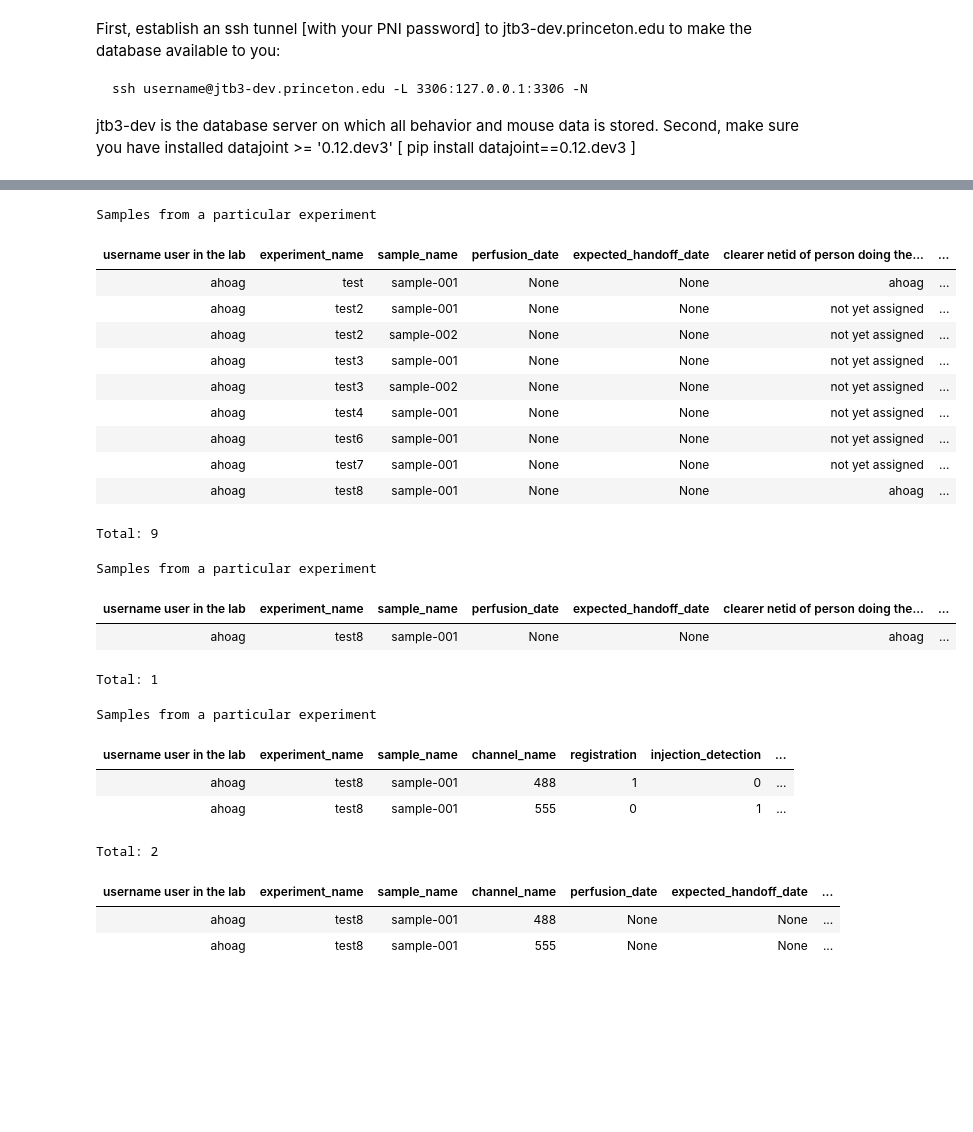
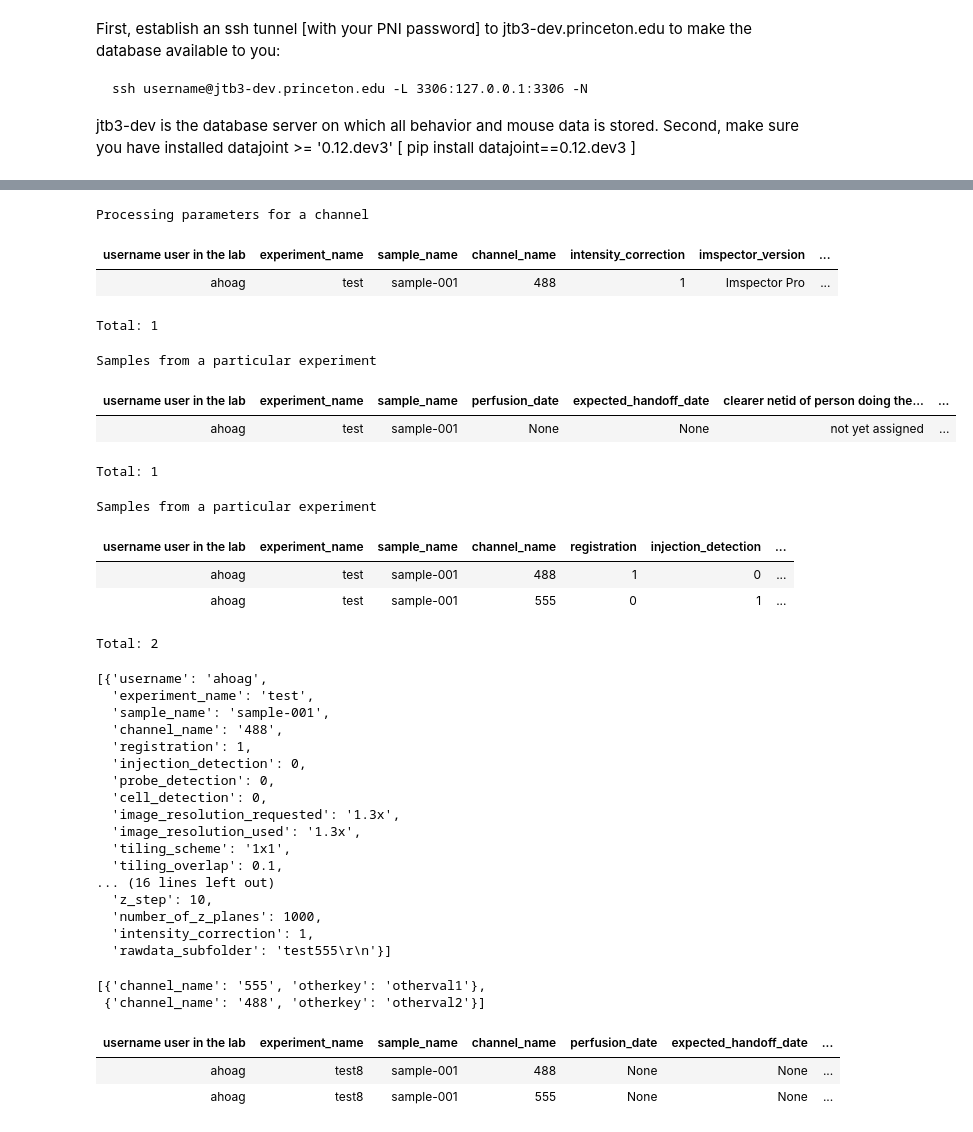
Before and after one commit to BrainCOGS/lightserv, a Jupyter notebook: notebooks/datajoint_sandbox.ipynb, the cells around one changed output, grey strips where cells are left out. Saved outputs shown, nothing was run; the diff lists cells and outputs as text; code cells hidden in the pictures; blank space fills up the shorter version.

```diff
--- a/notebooks/datajoint_sandbox.ipynb
+++ b/notebooks/datajoint_sandbox.ipynb
@@ -29,37 +29,56 @@ dj.__version__
 # %%
 schema = dj.create_virtual_module("ahoag_lightsheet_demo","ahoag_lightsheet_demo")
 # %%
-schema.Sample()
+schema.Sample.ProcessingChannel()
 # %% [output]
-Samples from a particular experiment
+Processing parameters for a channel
-| username user in the lab | experiment_name | sample_name | perfusion_date | expected_handoff_date | clearer netid of person doing the... | ... |
-| ahoag | test | sample-001 | None | None | ahoag | ... |
-| ahoag | test2 | sample-001 | None | None | not yet assigned | ... |
-| ahoag | test2 | sample-002 | None | None | not yet assigned | ... |
-| ahoag | test3 | sample-001 | None | None | not yet assigned | ... |
-| ahoag | test3 | sample-002 | None | None | not yet assigned | ... |
-| ahoag | test4 | sample-001 | None | None | not yet assigned | ... |
-| ahoag | test6 | sample-001 | None | None | not yet assigned | ... |
-| ahoag | test7 | sample-001 | None | None | not yet assigned | ... |
-| ahoag | test8 | sample-001 | None | None | ahoag | ... |
+| username user in the lab | experiment_name | sample_name | channel_name | intensity_correction | imspector_version | ... |
+| ahoag | test | sample-001 | 488 | 1 | Imspector Pro | ... |
-Total: 9
+Total: 1
 # %%
-sample_contents = schema.Sample() & 'experiment_name="test8"'
+sample_contents = schema.Sample()
 sample_contents
 # %% [output]
 Samples from a particular experiment
 | username user in the lab | experiment_name | sample_name | perfusion_date | expected_handoff_date | clearer netid of person doing the... | ... |
-| ahoag | test8 | sample-001 | None | None | ahoag | ... |
+| ahoag | test | sample-001 | None | None | not yet assigned | ... |
 Total: 1
 # %%
-channel_contents=schema.Sample.ImagingChannel() & 'experiment_name="test8"'
+channel_contents=schema.Sample.ImagingChannel()
 channel_contents
 # %% [output]
 Samples from a particular experiment
 | username user in the lab | experiment_name | sample_name | channel_name | registration | injection_detection | ... |
-| ahoag | test8 | sample-001 | 488 | 1 | 0 | ... |
-| ahoag | test8 | sample-001 | 555 | 0 | 1 | ... |
+| ahoag | test | sample-001 | 488 | 1 | 0 | ... |
+| ahoag | test | sample-001 | 555 | 0 | 1 | ... |
 Total: 2
+# %%
+dict_list=channel_contents.fetch(as_dict=True)
+dict_list
+# %% [output]
+[{'username': 'ahoag',
+  'experiment_name': 'test',
+  'sample_name': 'sample-001',
+  'channel_name': '488',
+  'registration': 1,
+  'injection_detection': 0,
+  'probe_detection': 0,
+  'cell_detection': 0,
+  'image_resolution_requested': '1.3x',
+  'image_resolution_used': '1.3x',
+  'tiling_scheme': '1x1',
+  'tiling_overlap': 0.1,
+... (16 lines left out)
+  'z_step': 10,
+  'number_of_z_planes': 1000,
+  'intensity_correction': 1,
+  'rawdata_subfolder': 'test555\r\n'}]
+# %%
+dict_list = [{'channel_name':'555','otherkey':'otherval1'},{'channel_name':'488','otherkey':'otherval2'}]
+sorted(dict_list,key = lambda x: x['otherkey'])
+# %% [output]
+[{'channel_name': '555', 'otherkey': 'otherval1'},
+ {'channel_name': '488', 'otherkey': 'otherval2'}]
 # %%
 sample_contents * channel_contents
 # %% [output]
```
Also changed, not shown: parts of 25 cells of this notebook, 8 other files.
